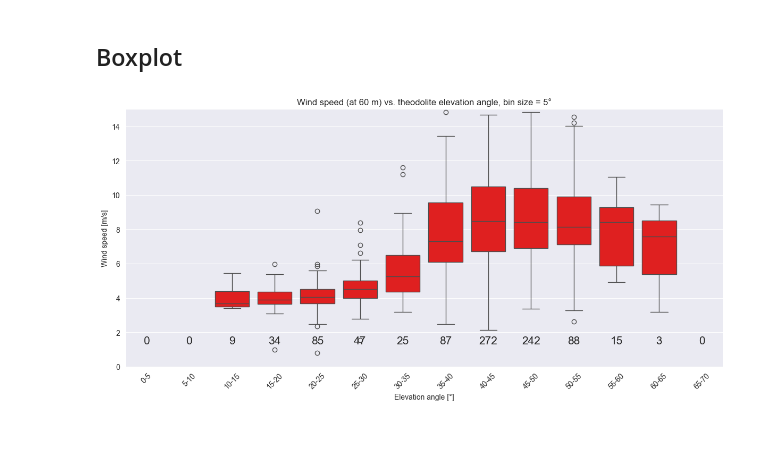
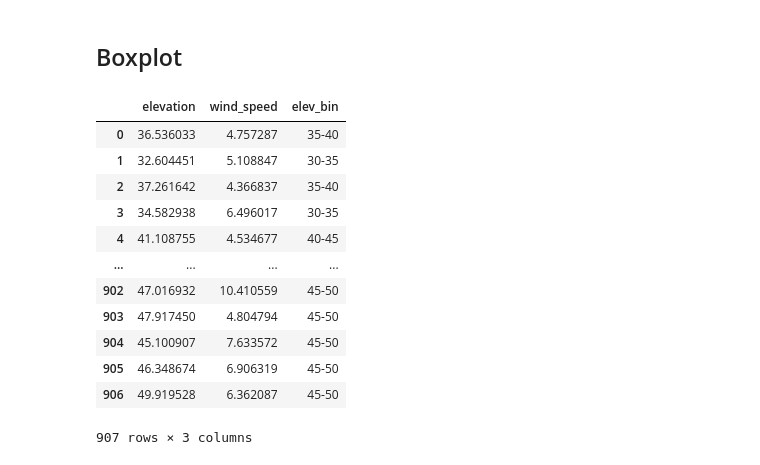
Before and after one commit to begumaltikulac/semikite, a Jupyter notebook: src/Data_Analysis/Correlation_angle_winspeed.ipynb, the cells around one changed output. Saved outputs shown, nothing was run; the diff lists cells and outputs as text; code cells hidden in the pictures; blank space fills up the shorter version.

```diff
--- a/src/Data_Analysis/Correlation_angle_winspeed.ipynb
+++ b/src/Data_Analysis/Correlation_angle_winspeed.ipynb
@@ -295,25 +295,3 @@ labels = [f"{int(bins[i])}-{int(bins[i+1])}" for i in range(len(bins)-1)] ### pr
 
 # Elevation in bins
 df_all['elev_bin'] = pd.cut(df_all['elevation'], bins=bins, labels=labels, include_lowest=True)
-# %%
-fig = plt.figure(figsize=(12,6))
-sns.boxplot(x='elev_bin', y='wind_speed', data=df_all, color='r')
-
-plt.xlabel('Elevation angle [°]')
-plt.ylabel('Wind speed [m/s]')
-plt.title(f'Wind speed (at {height_value} m) vs. theodolite elevation angle, bin size = {bin_size}°')
-plt.xticks(rotation=45)
-plt.ylim(0, 15)
-#plt.xlim(0, 70)
-
-# Show data points per bin
-counts = df_all.groupby('elev_bin').size()
-ax = plt.gca()
-for i, bin_label in enumerate(labels):
-    ax.text(i, 1.2, str(counts.get(bin_label,0)), ha='center', va='bottom', fontsize=15)
-
-plt.tight_layout()
-plt.show()
-fig.savefig("Plots/boxplot_ws_elv_60m5deg_final_cut.pdf")
-# %% [output]
-[figure, removed]
@@ -319,0 +318,16 @@ fig.savefig("Plots/boxplot_ws_elv_60m5deg_final_cut.pdf")
+# %%
+df_all
+# %% [output]
+|  | elevation | wind_speed | elev_bin |
+| 0 | 36.536033 | 4.757287 | 35-40 |
+| 1 | 32.604451 | 5.108847 | 30-35 |
+| 2 | 37.261642 | 4.366837 | 35-40 |
+| 3 | 34.582938 | 6.496017 | 30-35 |
+| 4 | 41.108755 | 4.534677 | 40-45 |
+| ... | ... | ... | ... |
+| 902 | 47.016932 | 10.410559 | 45-50 |
+| 903 | 47.917450 | 4.804794 | 45-50 |
+| 904 | 45.100907 | 7.633572 | 45-50 |
+| 905 | 46.348674 | 6.906319 | 45-50 |
+| 906 | 49.919528 | 6.362087 | 45-50 |
+907 rows × 3 columns
```
Also changed, not shown: parts of 3 cells of this notebook, 1 other file.
